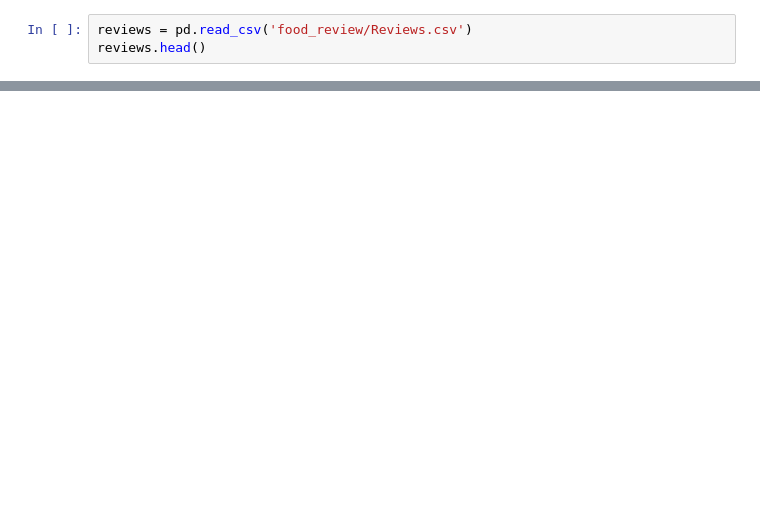
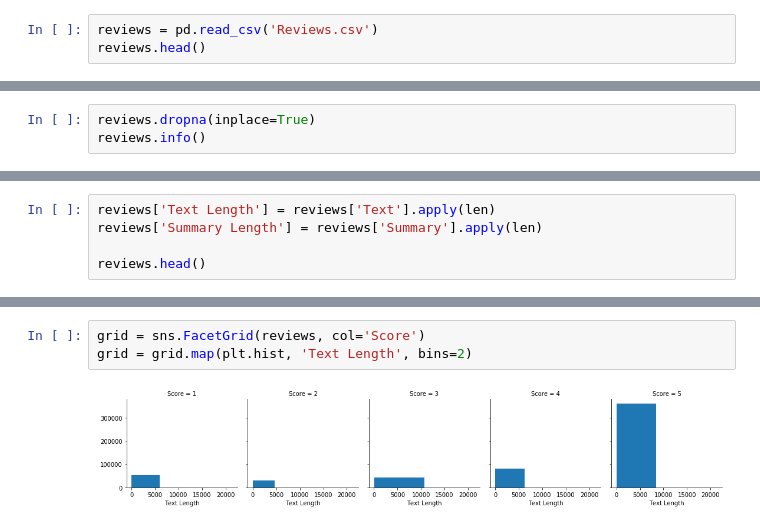
Before and after one commit to Ernest-Anderson-Hutasoit/NLP-Amazon_Fine_Food_Review, a Jupyter notebook: NLP-Amazon Fine Food Review.ipynb, the cells around one changed output, grey strips where cells are left out. Drawn from its saved outputs; the diff is of its cells as text; blank space fills up the shorter version.

Commit message:
Explore Data and prediction using multinomialNB with feature extraction unigram, bigram and tfidf without pre-processing text

```diff
--- a/NLP-Amazon Fine Food Review.ipynb
+++ b/NLP-Amazon Fine Food Review.ipynb
@@ -16,5 +20,5 @@ from sklearn.metrics import classification_report, confusion_matrix
 # %%
-reviews = pd.read_csv('food_review/Reviews.csv')
+reviews = pd.read_csv('Reviews.csv')
 reviews.head()
 # %% [output]
 |  | Id | ProductId | UserId | ProfileName | HelpfulnessNumerator | HelpfulnessDenominator | Score | ... |
@@ -25,0 +62,3 @@ reviews.head()
+# %%
+reviews.dropna(inplace=True)
+reviews.info()
@@ -25,0 +84,5 @@ reviews.head()
+# %%
+reviews['Text Length'] = reviews['Text'].apply(len)
+reviews['Summary Length'] = reviews['Summary'].apply(len)
+
+reviews.head()
@@ -25,0 +103,5 @@ reviews.head()
+# %%
+grid = sns.FacetGrid(reviews, col='Score')
+grid = grid.map(plt.hist, 'Text Length', bins=2)
+# %% [output]
+[figure, added]
```
Also changed, not shown: parts of 19 cells of this notebook.
